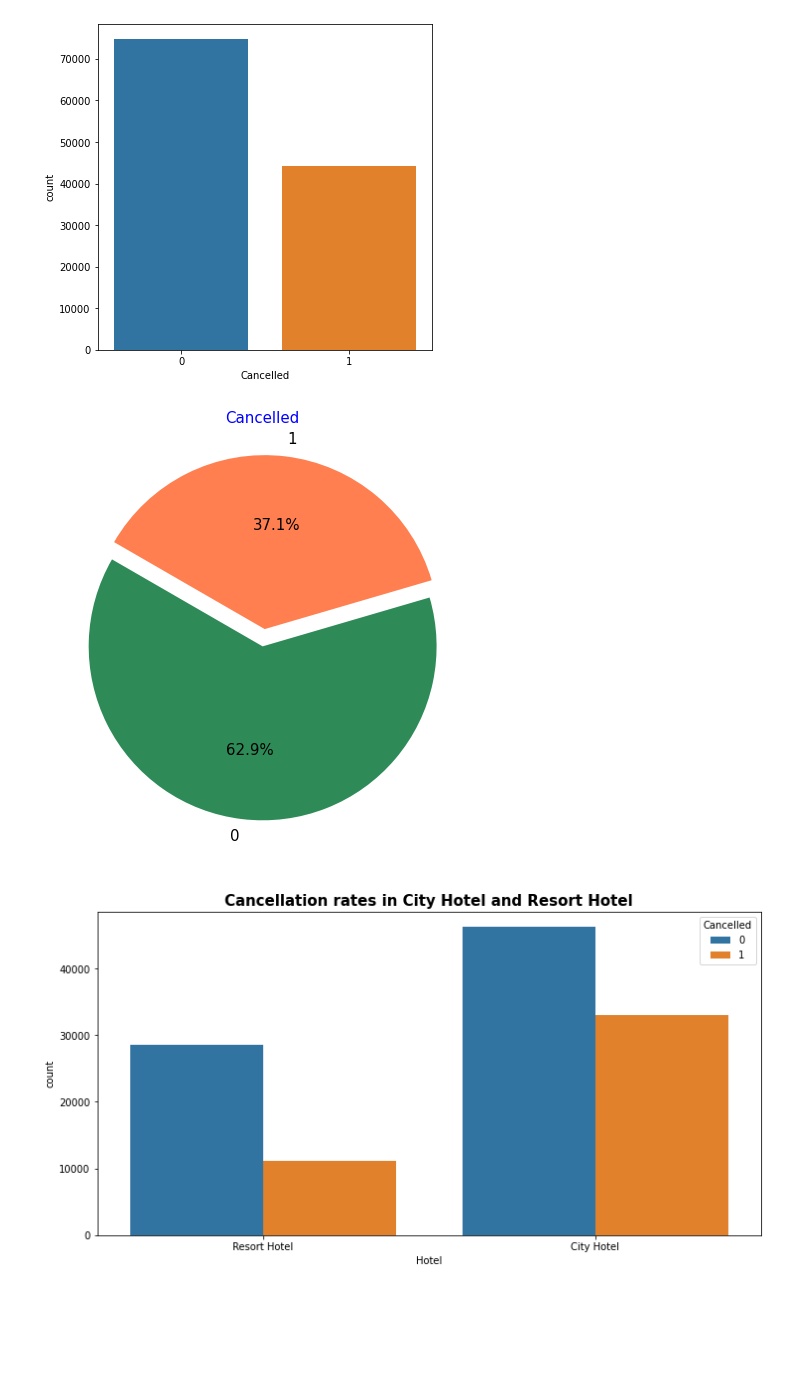
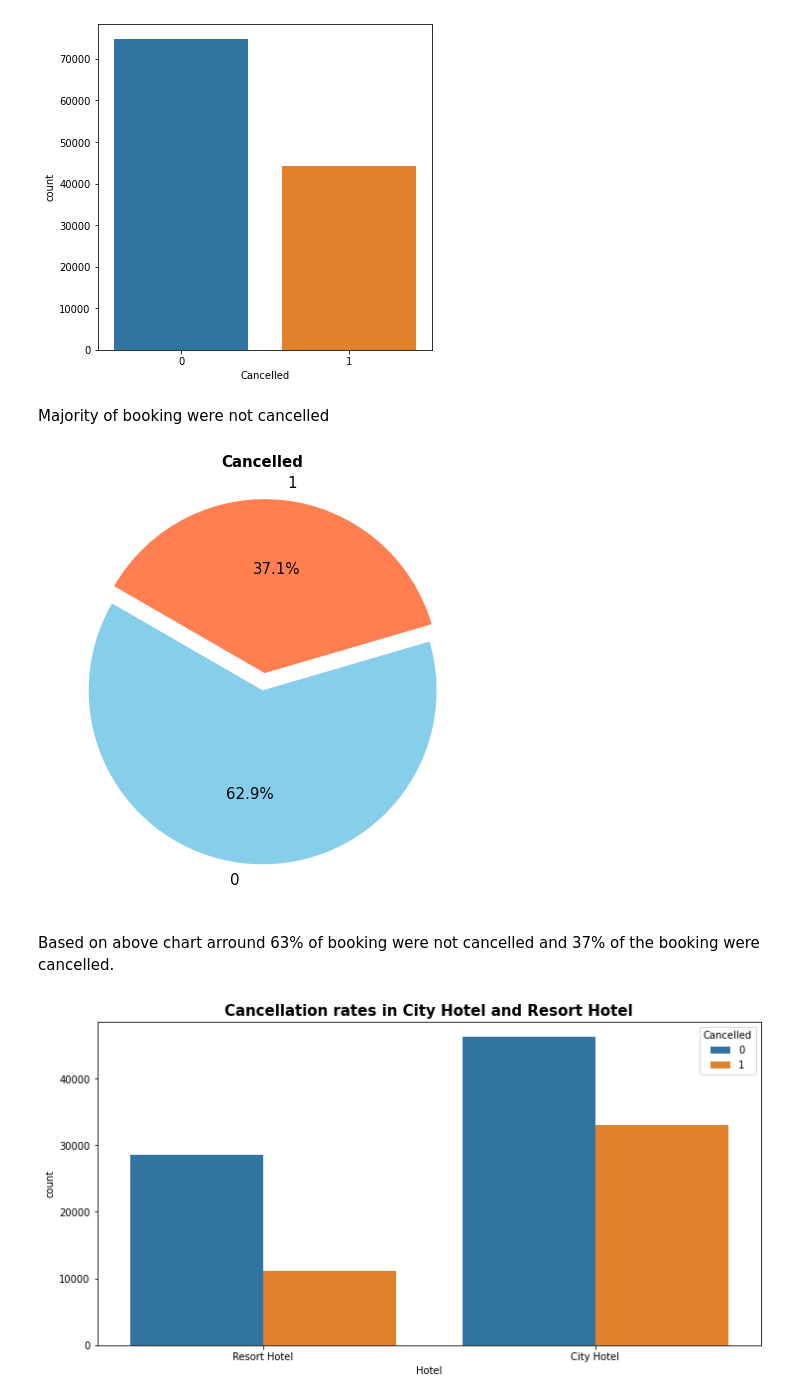
Before and after one commit to ambika1us/Hotel_Booking_Analysis, a Jupyter notebook: Ambika_Prasad_Rath__Hotel_Booking_Analysis_Capstone_Project.ipynb, the cells around one changed output. Saved outputs shown, nothing was run; the diff lists cells and outputs as text; code cells hidden in the pictures; blank space fills up the shorter version.

```diff
--- a/Ambika_Prasad_Rath__Hotel_Booking_Analysis_Capstone_Project.ipynb
+++ b/Ambika_Prasad_Rath__Hotel_Booking_Analysis_Capstone_Project.ipynb
@@ -383,17 +420,19 @@ sns.countplot(hotel_data['Cancelled'])
 plt.show()
 # %% [output]
 [figure]
+# %% [markdown]
+Majority of booking were not cancelled
 # %%
 sizes1=hotel_data['Cancelled'].value_counts().tolist()
 labels1=hotel_data['Cancelled'].value_counts().index.tolist()
-cols=['seagreen','coral']
+cols=['skyblue','coral']
 plt.pie(sizes1,explode=explode,labels=labels1,colors=cols,autopct='%1.1f%%',startangle=150,textprops={'fontsize':15})
-plt.title('Cancelled',fontsize=15,color='blue')
+plt.title('Cancelled',size=15,fontweight="bold")
 plt.show()
-
-#hotel_data['Cancelled'].value_counts().plot.pie(autopct='%1.1f%%',shadow=True,colors=cols,textprops={'fontsize':14},startangle=180)
 # %% [output]
-[figure, old version]
+[figure, new version]
+# %% [markdown]
+Based on above chart arround 63% of booking were not cancelled and 37% of the booking were cancelled.
 # %%
 plt.figure(figsize=(12,6))
 sns.countplot(x='Hotel',hue='Cancelled',data=hotel_data)
```
Also changed, not shown: parts of 76 cells of this notebook.
